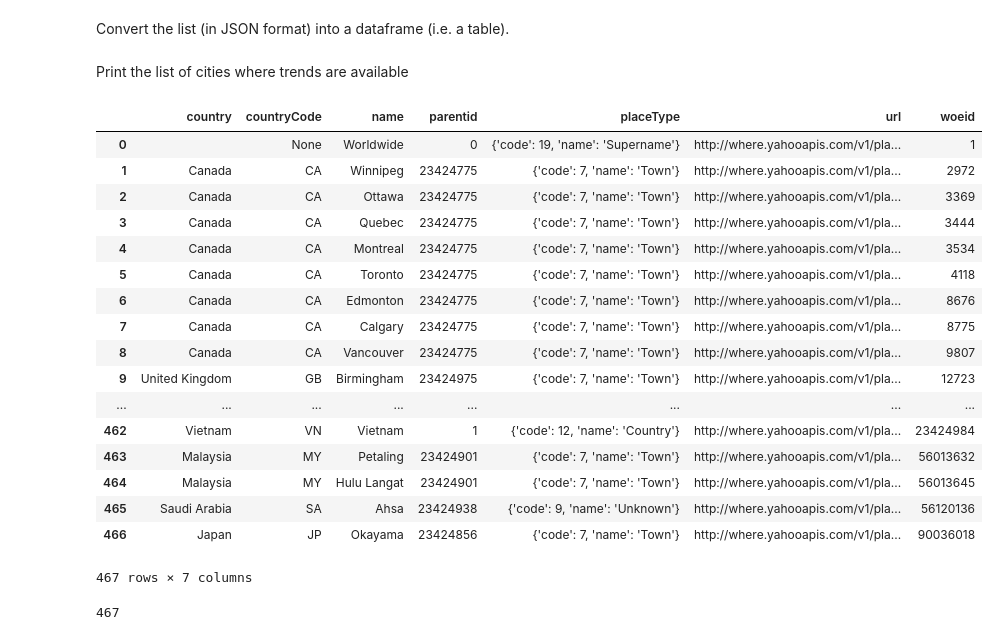
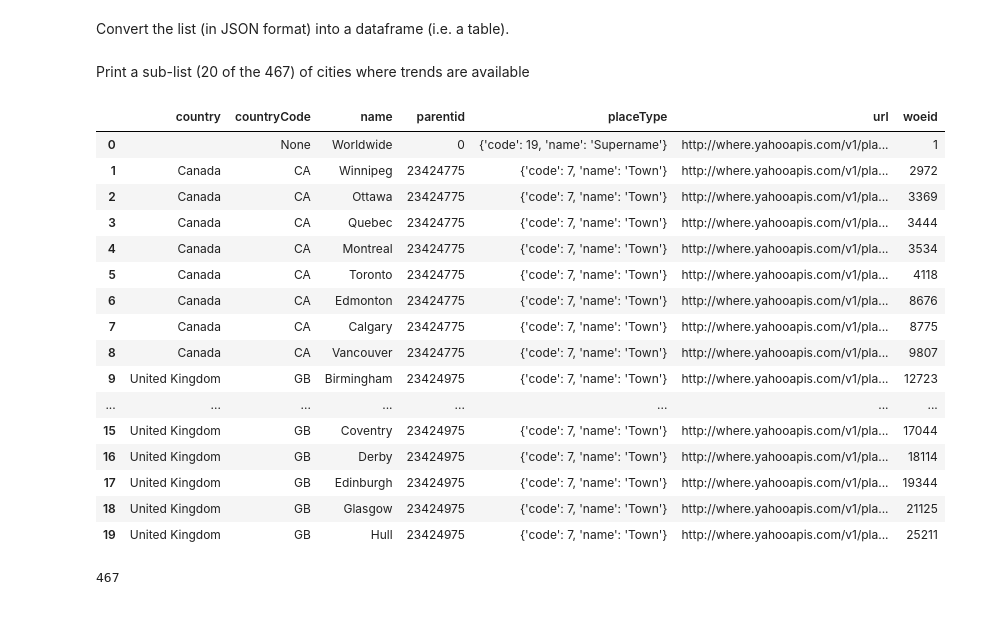
Before and after one commit to qiang-yi/GEOG389, a Jupyter notebook: Jupyter/twitter_workshop.ipynb, the cells around one changed output. Saved outputs shown, nothing was run; the diff lists cells and outputs as text; code cells hidden in the pictures.

```diff
--- a/Jupyter/twitter_workshop.ipynb
+++ b/Jupyter/twitter_workshop.ipynb
@@ -33,10 +56,10 @@ Go to this website for generating an App and get its keys and token: https://dev
 You may receive an email from Twitter asking the purpose of your use. You can write a short paragraph to describe what you will do with the API keys. It will be approved shortly.
 # %%
 # paste your key and secret here.
-consumer_key= 'IT9yubjxNOusT53Lwuw1FBsUJ'
-consumer_secret= 'tTgF1sXtwTLpyMe4wG0BjHwtZYnhHVbrzBkCO1I2rjfbEOBV7S'
-access_token= '138517960-mSEuALd0XWCfmZRuPRvX7wmYLcS48RChVTL9AY8N'
-access_token_secret= 'LosmBcEdPKiEOYXL51Eu7U6IrO1cMFGYEKVcED5k7gvvN'
+consumer_key= 'DbNolw3zWbqbysVrXE3NQgW4c'
+consumer_secret= 'VjXW5mYOPl4mF1uaJjplan3vq0lAvGLxxkQePCrdwvEBzDY4TN'
+access_token= '138517960-vv5ZJ4jV9JTKRhAJxxr42MmzpVmRIFA7iH0NL4q0'
+access_token_secret= 'uLfxawQsQg9GLuHdrHFZEleRc5rZn3JYpEigGkG9CEEzx'
 # %%
 # Set up for Twitter authentication
 auth = tweepy.OAuthHandler(consumer_key, consumer_secret)
@@ -107,28 +128,27 @@ Convert the list (in JSON format) into a dataframe (i.e. a table).
 # %%
 df_city = pd.DataFrame(city_ls)
 # %% [markdown]
-Print the list of cities where trends are available
+Print a sub-list (20 of the 467) of cities where trends are available
 # %%
-df_city
+df_city.head(20)
 # %% [output]
 |  | country | countryCode | name | parentid | placeType | url | woeid |
 | 0 |  | None | Worldwide | 0 | {'code': 19, 'name': 'Supername'} | http://where.yahooapis.com/v1/pla... | 1 |
 | 1 | Canada | CA | Winnipeg | 23424775 | {'code': 7, 'name': 'Town'} | http://where.yahooapis.com/v1/pla... | 2972 |
 | 2 | Canada | CA | Ottawa | 23424775 | {'code': 7, 'name': 'Town'} | http://where.yahooapis.com/v1/pla... | 3369 |
 | 3 | Canada | CA | Quebec | 23424775 | {'code': 7, 'name': 'Town'} | http://where.yahooapis.com/v1/pla... | 3444 |
 | 4 | Canada | CA | Montreal | 23424775 | {'code': 7, 'name': 'Town'} | http://where.yahooapis.com/v1/pla... | 3534 |
 | 5 | Canada | CA | Toronto | 23424775 | {'code': 7, 'name': 'Town'} | http://where.yahooapis.com/v1/pla... | 4118 |
 | 6 | Canada | CA | Edmonton | 23424775 | {'code': 7, 'name': 'Town'} | http://where.yahooapis.com/v1/pla... | 8676 |
 | 7 | Canada | CA | Calgary | 23424775 | {'code': 7, 'name': 'Town'} | http://where.yahooapis.com/v1/pla... | 8775 |
 | 8 | Canada | CA | Vancouver | 23424775 | {'code': 7, 'name': 'Town'} | http://where.yahooapis.com/v1/pla... | 9807 |
 | 9 | United Kingdom | GB | Birmingham | 23424975 | {'code': 7, 'name': 'Town'} | http://where.yahooapis.com/v1/pla... | 12723 |
 | ... | ... | ... | ... | ... | ... | ... | ... |
-| 462 | Vietnam | VN | Vietnam | 1 | {'code': 12, 'name': 'Country'} | http://where.yahooapis.com/v1/pla... | 23424984 |
-| 463 | Malaysia | MY | Petaling | 23424901 | {'code': 7, 'name': 'Town'} | http://where.yahooapis.com/v1/pla... | 56013632 |
-| 464 | Malaysia | MY | Hulu Langat | 23424901 | {'code': 7, 'name': 'Town'} | http://where.yahooapis.com/v1/pla... | 56013645 |
-| 465 | Saudi Arabia | SA | Ahsa | 23424938 | {'code': 9, 'name': 'Unknown'} | http://where.yahooapis.com/v1/pla... | 56120136 |
-| 466 | Japan | JP | Okayama | 23424856 | {'code': 7, 'name': 'Town'} | http://where.yahooapis.com/v1/pla... | 90036018 |
+| 15 | United Kingdom | GB | Coventry | 23424975 | {'code': 7, 'name': 'Town'} | http://where.yahooapis.com/v1/pla... | 17044 |
+| 16 | United Kingdom | GB | Derby | 23424975 | {'code': 7, 'name': 'Town'} | http://where.yahooapis.com/v1/pla... | 18114 |
+| 17 | United Kingdom | GB | Edinburgh | 23424975 | {'code': 7, 'name': 'Town'} | http://where.yahooapis.com/v1/pla... | 19344 |
+| 18 | United Kingdom | GB | Glasgow | 23424975 | {'code': 7, 'name': 'Town'} | http://where.yahooapis.com/v1/pla... | 21125 |
+| 19 | United Kingdom | GB | Hull | 23424975 | {'code': 7, 'name': 'Town'} | http://where.yahooapis.com/v1/pla... | 25211 |
-467 rows × 7 columns
 # %%
 len(df_city)
 # %% [output]
```
Also changed, not shown: parts of 18 cells of this notebook, 1 other file.
